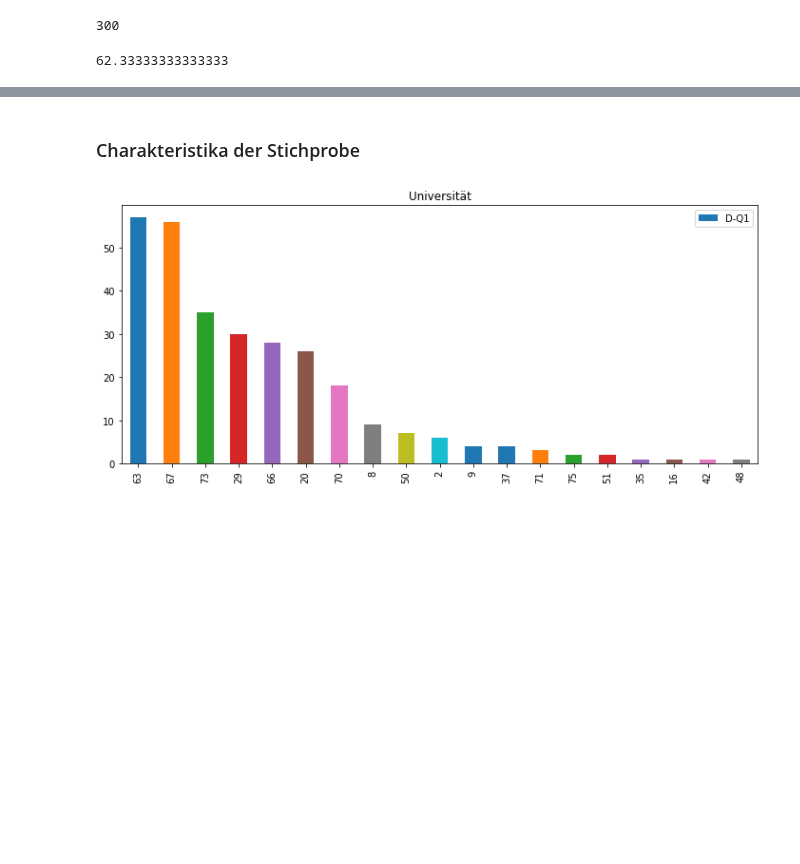
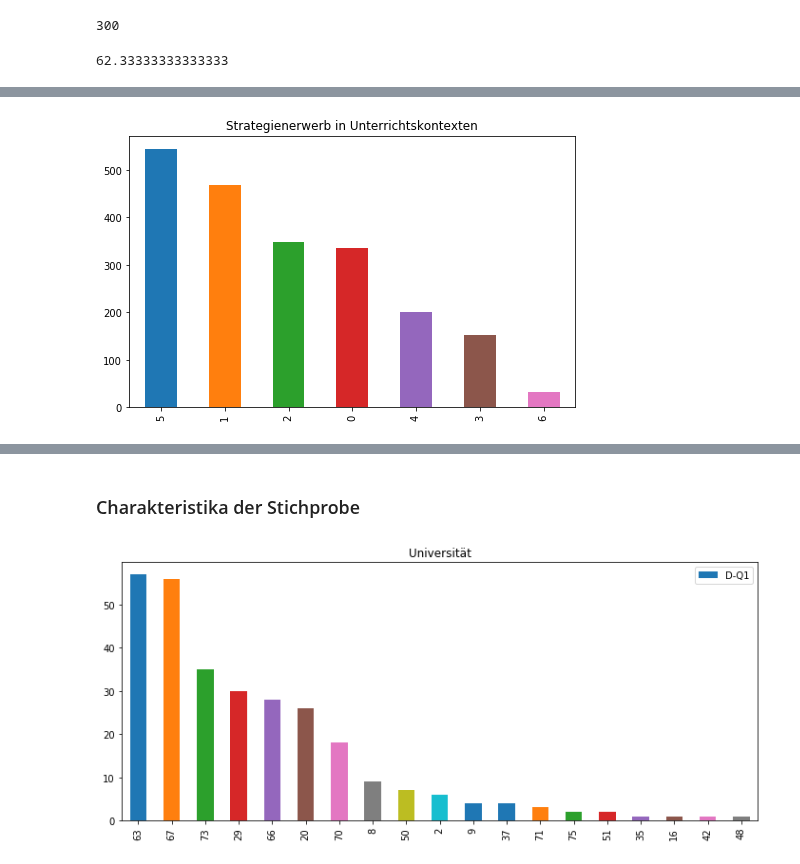
Before and after one commit to martinakienberger/Dissertation_LIS, a Jupyter notebook: Datenanalyse_Hauptstudie.ipynb, the cells around one changed output, grey strips where cells are left out. Saved outputs shown, nothing was run; the diff lists cells and outputs as text; code cells hidden in the pictures; blank space fills up the shorter version.

```diff
--- a/Datenanalyse_Hauptstudie.ipynb
+++ b/Datenanalyse_Hauptstudie.ipynb
@@ -429,0 +502,8 @@ Daten_A3.shape[0]
+# %%
+erwerb1 = {'U1': ['B-Q2-1_1','B-Q2-2_1','B-Q2-3_1','B-Q2-4_1','B-Q2-5_1','B-Q2-6_1','B-Q2-7_1'],
+         'U2': ['B-Q2-1_2','B-Q2-2_2','B-Q2-3_2','B-Q2-4_2','B-Q2-5_2','B-Q2-6_2','B-Q2-7_2'],
+         'U3': ['B-Q2-1_3','B-Q2-2_3','B-Q2-3_3','B-Q2-4_3','B-Q2-5_3','B-Q2-6_3','B-Q2-7_3'],
+         'U4': ['B-Q2-1_4','B-Q2-2_4','B-Q2-3_4','B-Q2-4_4','B-Q2-5_4','B-Q2-6_4','B-Q2-7_4'],
+         'U5': ['B-Q2-1_5','B-Q2-2_5','B-Q2-3_5','B-Q2-4_5','B-Q2-5_5','B-Q2-6_5','B-Q2-7_5'],
+         'U6': ['B-Q2-1_6','B-Q2-2_6','B-Q2-3_6','B-Q2-4_6','B-Q2-5_6','B-Q2-6_6','B-Q2-7_6'],
+         'U7': ['B-Q2-1_7','B-Q2-2_7','B-Q2-3_7','B-Q2-4_7','B-Q2-5_7','B-Q2-6_7','B-Q2-7_7']}
@@ -429,0 +563,4 @@ Daten_A3.shape[0]
+# %%
+Erwerb_U = []
+for lst in erwerb1:
+        Erwerb_U.append(Finished[erwerb1[lst]].apply(pd.value_counts).fillna(0).astype(integer).iloc[1].sum())
@@ -429,0 +571,2 @@ Daten_A3.shape[0]
+# %%
+Erwerb_U = pd.Series(Erwerb_U)
@@ -429,0 +584,6 @@ Daten_A3.shape[0]
+# %%
+Erwerb_U.sort_values(ascending = False).plot(kind='bar',
+                                        figsize = (8,5), width = 0.5,
+                                        legend = False, title = "Strategienerwerb in Unterrichtskontexten");
+# %% [output]
+[figure, added]
```
Also changed, not shown: parts of 78 cells of this notebook.
